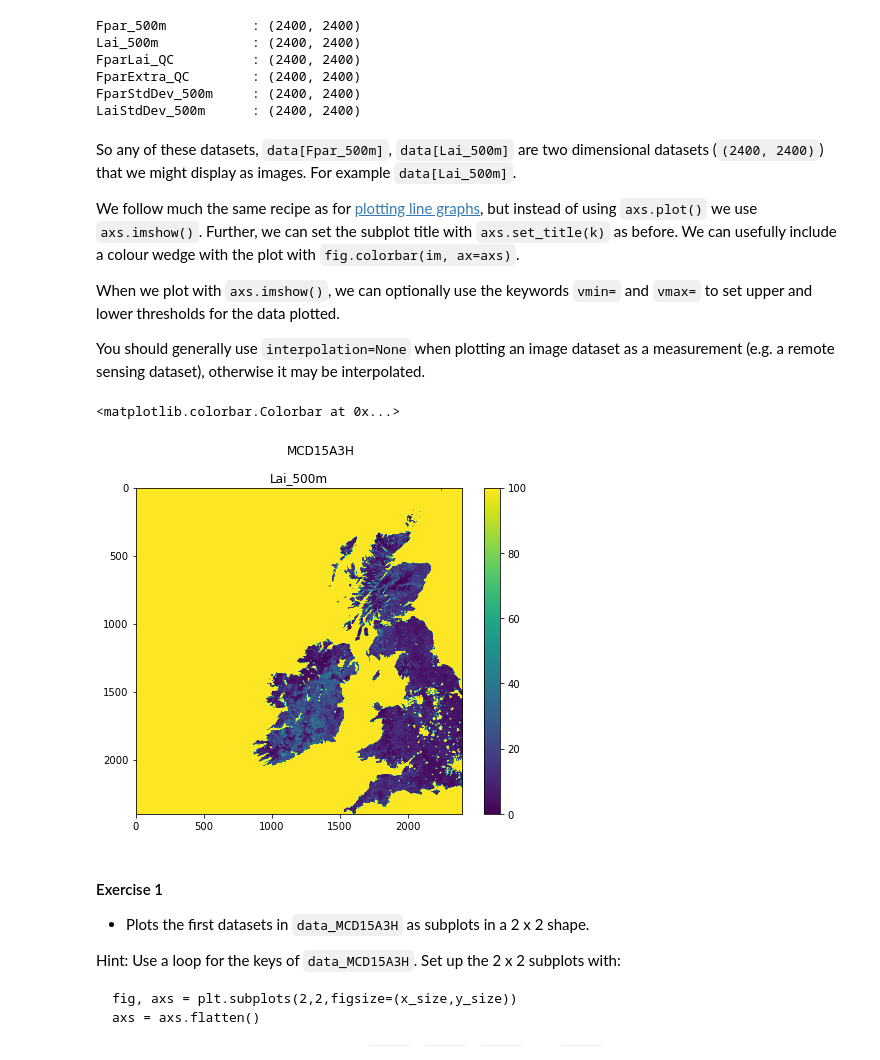
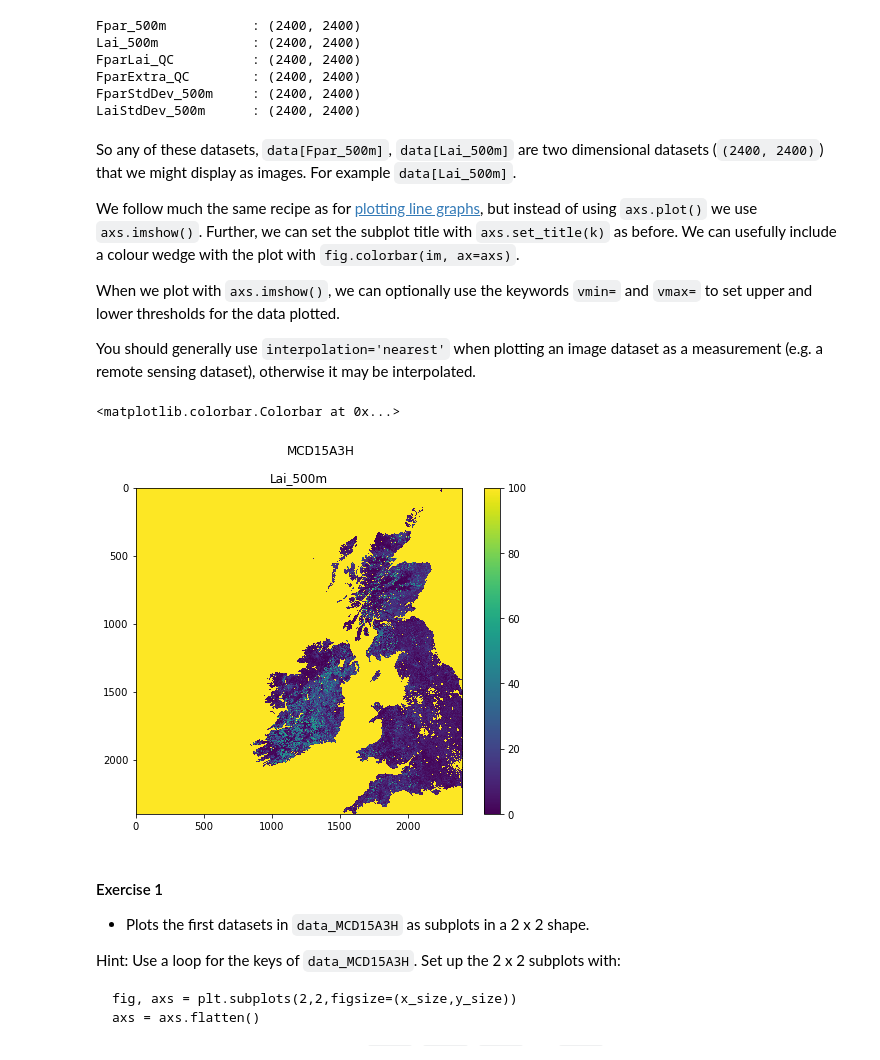
Before and after one commit to UCL-EO/geog0111, a Jupyter notebook: notebooks/024_Image_display.ipynb, the cells around one changed output. Drawn from its saved outputs; the diff is of its cells as text; code cells hidden in the pictures.

```diff
--- a/notebooks/024_Image_display.ipynb
+++ b/notebooks/024_Image_display.ipynb
@@ -73,35 +73,35 @@ We follow much the same recipe as for [plotting line graphs](023_Plotting.ipynb)
 
 When we plot with `axs.imshow()`, we can optionally use the keywords `vmin=` and `vmax=` to set upper and lower thresholds for the data plotted.
 
-You should generally use `interpolation=None` when plotting an image dataset as a measurement (e.g. a remote sensing dataset), otherwise it may be interpolated.
+You should generally use `interpolation='nearest'` when plotting an image dataset as a measurement (e.g. a remote sensing dataset), otherwise it may be interpolated.
 # %%
 import matplotlib.pyplot as plt
 
 k = 'Lai_500m'
 name = f'{kwargs["product"]}'
 
 # plot size
 x_size,y_size = 8,6
 shape = (1,1)
 
 fig, axs = plt.subplots(shape[0],shape[1],figsize=(x_size,y_size))
 # dont flatten if shape is (1,1)
 if shape[0] == 1 and shape[1] == 1:
     axs = [axs]
 else:
     axs = axs.flatten()
 # set the figure title
 fig.suptitle(name)
 
 # plot image data: use vmin and vmax to set limits
 im = axs[0].imshow(data_MCD15A3H[k],\
                    vmin=0,vmax=100,\
-                   interpolation=None)
+                   interpolation='nearest')
 axs[0].set_title(k)
 fig.colorbar(im, ax=axs[0])
 # %% [output]
 <matplotlib.colorbar.Colorbar at 0x...>
-[figure, old version]
+[figure, new version]
 # %% [markdown]
 #### Exercise 1
 
```
Also changed, not shown: parts of 8 cells of this notebook, 6 other files.
